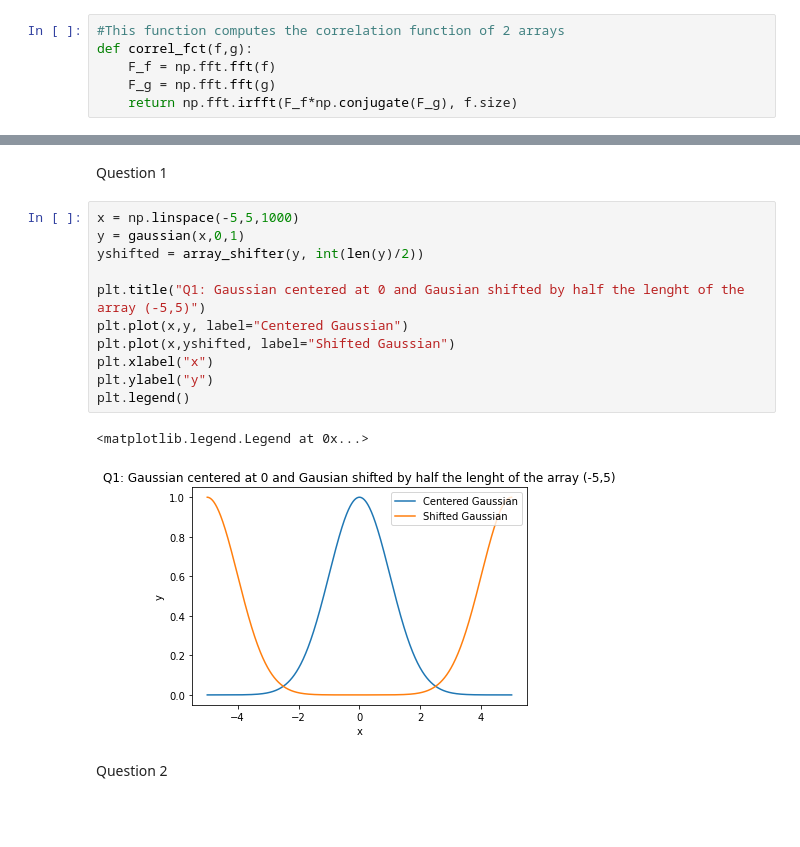
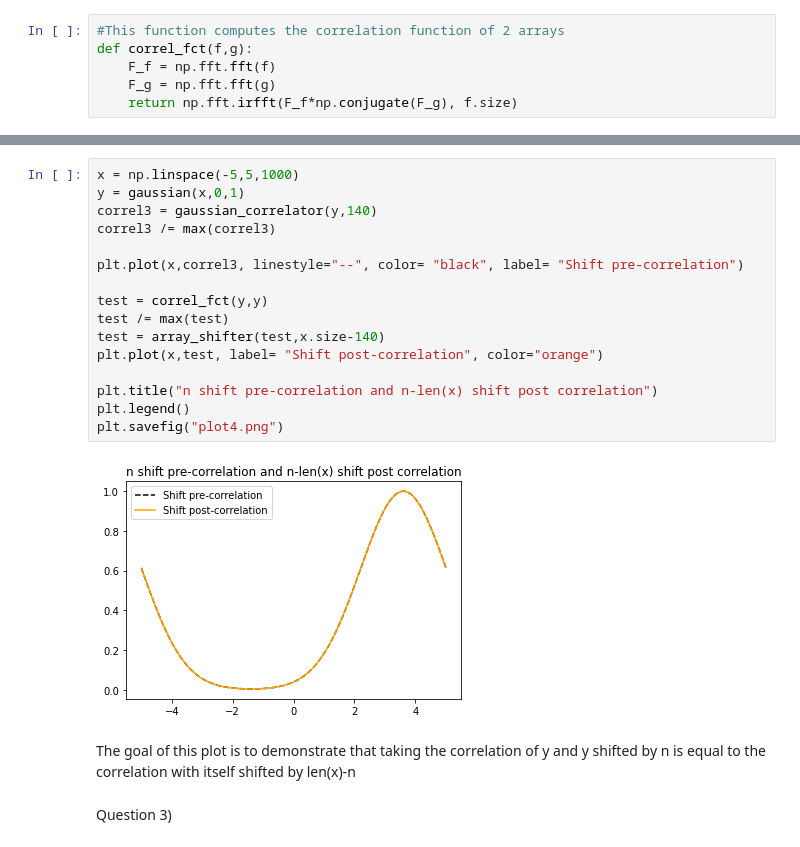
Before and after one commit to n-desjardins/phys512-2022, a Jupyter notebook: PSET6/pset6_notebook.ipynb, the cells around one changed output, grey strips where cells are left out. Drawn from its saved outputs; the diff is of its cells as text; blank space fills up the shorter version.

```diff
--- a/PSET6/pset6_notebook.ipynb
+++ b/PSET6/pset6_notebook.ipynb
@@ -38,18 +88,22 @@ def gaussian_correlator(y,shift):
+# %%
+x = np.linspace(-5,5,1000)
+y = gaussian(x,0,1)
+correl3 = gaussian_correlator(y,140)
+correl3 /= max(correl3)
+
+plt.plot(x,correl3, linestyle="--", color= "black", label= "Shift pre-correlation")
+
+test = correl_fct(y,y)
+test /= max(test)
+test = array_shifter(test,x.size-140)
+plt.plot(x,test, label= "Shift post-correlation", color="orange")
+
+plt.title("n shift pre-correlation and n-len(x) shift post correlation")
+plt.legend()
+plt.savefig("plot4.png")
+# %% [output]
+[figure, added]
+# %% [markdown]
+The goal of this plot is to demonstrate that taking the correlation of y and y shifted by n is equal to the correlation with itself shifted by len(x)-n
 # %% [markdown]
-Question 1
+Question 3)
-# %%
-x = np.linspace(-5,5,1000)
-y = gaussian(x,0,1)
-yshifted = array_shifter(y, int(len(y)/2))
-
-plt.title("Q1: Gaussian centered at 0 and Gausian shifted by half the lenght of the array (-5,5)")
-plt.plot(x,y, label="Centered Gaussian")
-plt.plot(x,yshifted, label="Shifted Gaussian")
-plt.xlabel("x")
-plt.ylabel("y")
-plt.legend()
-# %% [output]
-<matplotlib.legend.Legend at 0x...>
-[figure, removed]
-# %% [markdown]
-Question 2
```
Also changed, not shown: parts of 25 cells of this notebook, 11 other files.
